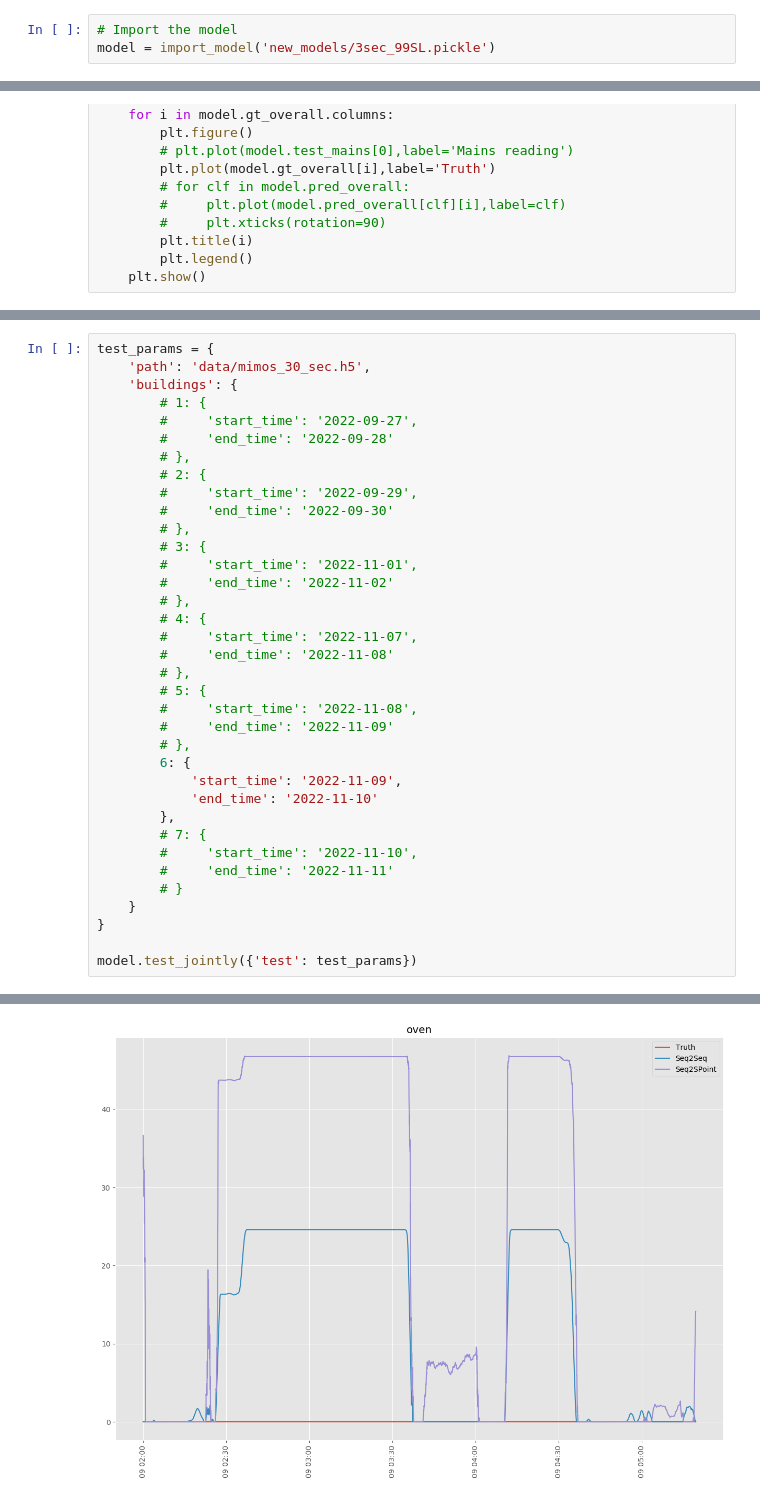
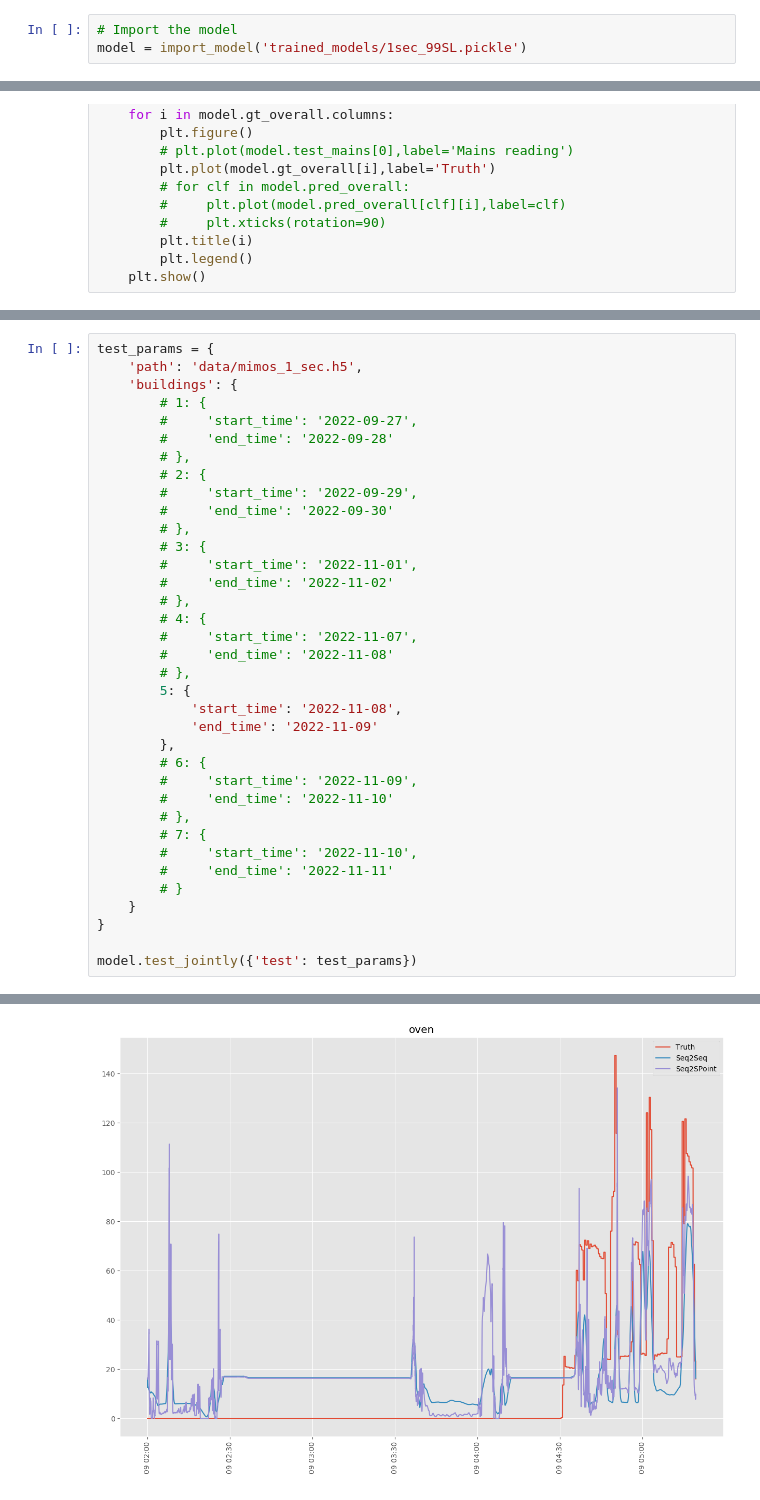
Before and after one commit to zlee0057/FIT3162_MCS6_NILM, a Jupyter notebook: using_imported_models.ipynb, the cells around one changed output, grey strips where cells are left out. Cells and saved outputs as stored; diff of their text form.

```diff
--- a/using_imported_models.ipynb
+++ b/using_imported_models.ipynb
@@ -24,7 +21,7 @@ def import_model(filename):
     return model
 # %%
 # Import the model
-model = import_model('new_models/3sec_99SL.pickle')
+model = import_model('trained_models/1sec_99SL.pickle')
 # %% [output]
 Keras model archive loading:
 File Name                                             Modified             Size
@@ -68,6 +70,6 @@ Index(['fridge', 'air conditioner', 'washing machine', 'tumble dryer',
 # %%
 test_params = {
-    'path': 'data/mimos_30_sec.h5',
+    'path': 'data/mimos_1_sec.h5',
     'buildings': {
         # 1: {
         #     'start_time': '2022-09-27',
@@ -85,14 +87,14 @@ test_params = {
         #     'start_time': '2022-11-07',
         #     'end_time': '2022-11-08'
         # },
-        # 5: {
-        #     'start_time': '2022-11-08',
-        #     'end_time': '2022-11-09'
+        5: {
+            'start_time': '2022-11-08',
+            'end_time': '2022-11-09'
+        },
+        # 6: {
+        #     'start_time': '2022-11-09',
+        #     'end_time': '2022-11-10'
         # },
-        6: {
-            'start_time': '2022-11-09',
-            'end_time': '2022-11-10'
-        },
         # 7: {
         #     'start_time': '2022-11-10',
         #     'end_time': '2022-11-11'
@@ -129 +131 @@ oven                              0.000000    0.000000
-[figure, old version]
+[figure, new version]
```
Also changed, not shown: parts of 4 cells of this notebook, 33 other files.
